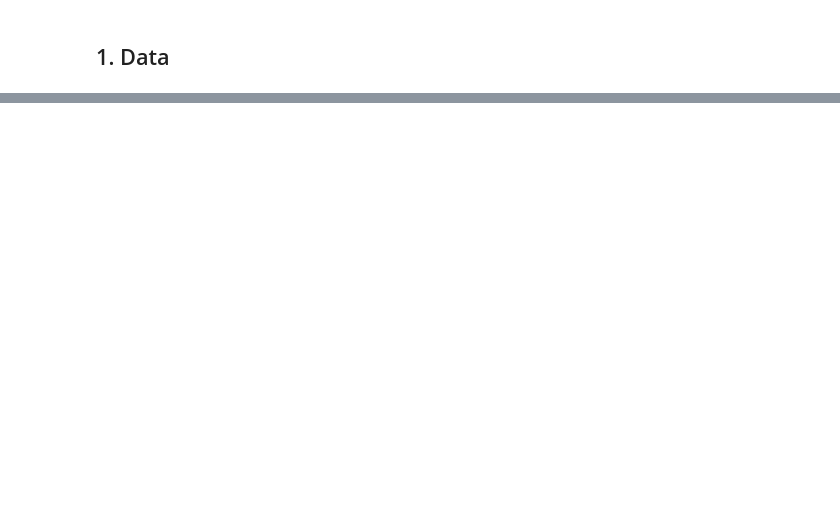
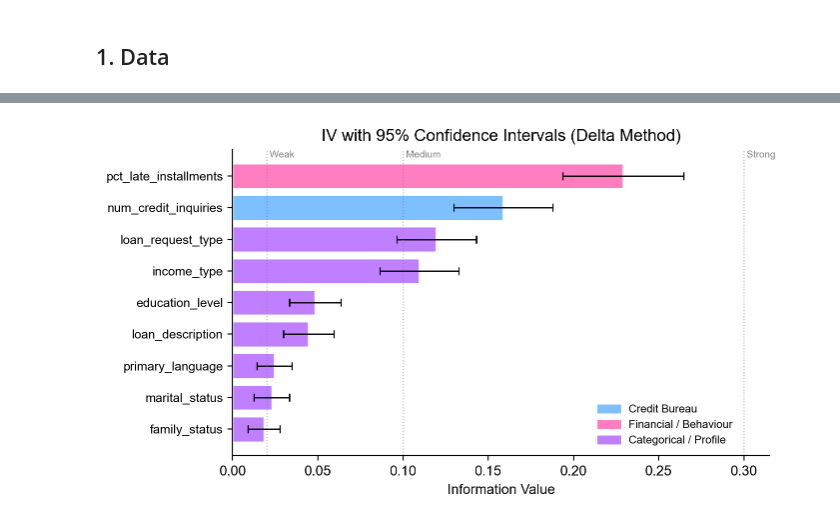
Before and after one commit to deburky/rwds-submission, a Jupyter notebook: notebooks/companion.ipynb, the cells around one changed output, grey strips where cells are left out. Cells and saved outputs as stored; diff of their text form; code cells hidden in the pictures; blank space fills up the shorter version.

```diff
--- a/notebooks/companion.ipynb
+++ b/notebooks/companion.ipynb
@@ -632,0 +33,19 @@ amtinstpaidbefduel24m_4187115A 0.083404 0.064066 0.000882  0.065795  1.562098e-5
+# %%
+%config InlineBackend.figure_format = 'retina'
+
+IMAGES = Path("../images")
+IMAGES.mkdir(exist_ok=True)
+
+# -------------------------------------------------------------------------------
+# Color palette
+# -------------------------------------------------------------------------------
+C_DR = "#f187ff"
+C_PD = "#53cef9"
+C_DPD = "#7eff7e"
+C_CB = "#7ebfff"
+C_USER = "#ff7ebf"
+C_CAT = "#c07fff"
+C_FAIR = "#ed7d31"
+
+# Set font to Arial
+plt.rcParams["font.family"] = "Arial"
@@ -632,0 +192,49 @@ amtinstpaidbefduel24m_4187115A 0.083404 0.064066 0.000882  0.065795  1.562098e-5
+# %%
+# -------------------------------------------------------------------------------
+# Figure: IV with 95% confidence intervals, colored by feature group
+# -------------------------------------------------------------------------------
+iv_sorted = iv_analysis.sort_values("iv", ascending=True).reset_index(drop=True)
+
+group_colors = {f: C_CAT for f in cat_features} | {
+    f: C_USER for f in num_features if f != "num_credit_inquiries"
+}
+group_colors["num_credit_inquiries"] = C_CB
+
+fig, ax = plt.subplots(figsize=(7, 4))
+y_pos = np.arange(len(iv_sorted))
+bar_colors = [group_colors.get(f, "#999") for f in iv_sorted["feature"]]
+xerr = (iv_sorted["iv_ci_upper"] - iv_sorted["iv_ci_lower"]) / 2
+
+ax.barh(
+    y_pos,
+    iv_sorted["iv"],
+    xerr=xerr,
+    height=0.8,
+    color=bar_colors,
+    edgecolor="white",
+    capsize=3,
+    error_kw={"linewidth": 1, "color": "#333"},
+)
+ax.set_yticks(y_pos)
+ax.set_yticklabels(iv_sorted["feature"], fontsize=9)
+ax.set_xlabel("Information Value")
+ax.set_title("IV with 95% Confidence Intervals (Delta Method)")
+
+for thr, lab in [(0.02, "Weak"), (0.1, "Medium"), (0.3, "Strong")]:
+    ax.axvline(thr, color="grey", ls=":", lw=0.8, alpha=0.6)
+    ax.text(thr, len(iv_sorted) - 0.2, f" {lab}", fontsize=7, color="grey", va="top")
+
+legend_patches = [
+    Patch(color=C_CB, label="Credit Bureau"),
+    Patch(color=C_USER, label="Financial / Behaviour"),
+    Patch(color=C_CAT, label="Categorical / Profile"),
+]
+ax.legend(
+    handles=legend_patches, loc="lower right", bbox_to_anchor=(0.95, 0), frameon=False, fontsize=8
+)
+ax.spines[["top", "right"]].set_visible(False)
+plt.tight_layout()
+plt.savefig(IMAGES / "iv_bar_chart.png", dpi=200, bbox_inches="tight")
+plt.show()
+# %% [output]
+[figure, added]
```
Also changed, not shown: parts of 39 cells of this notebook, 15 other files.
